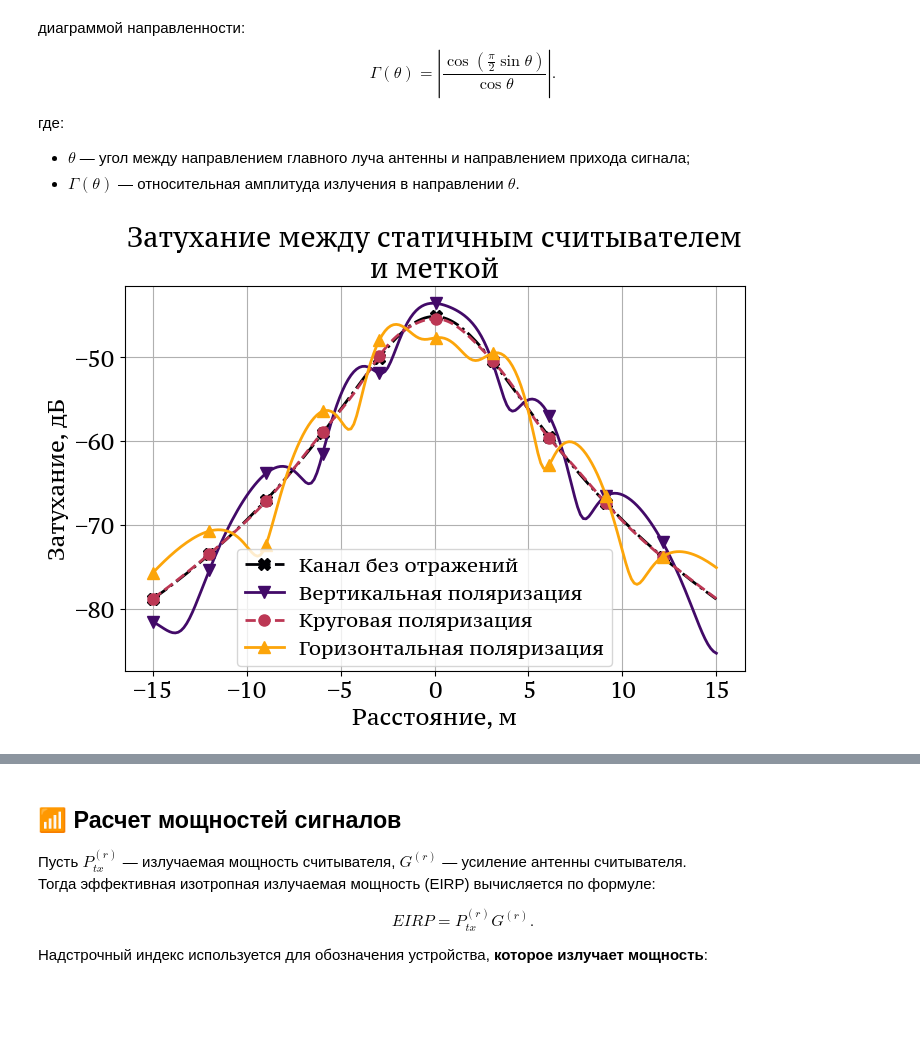
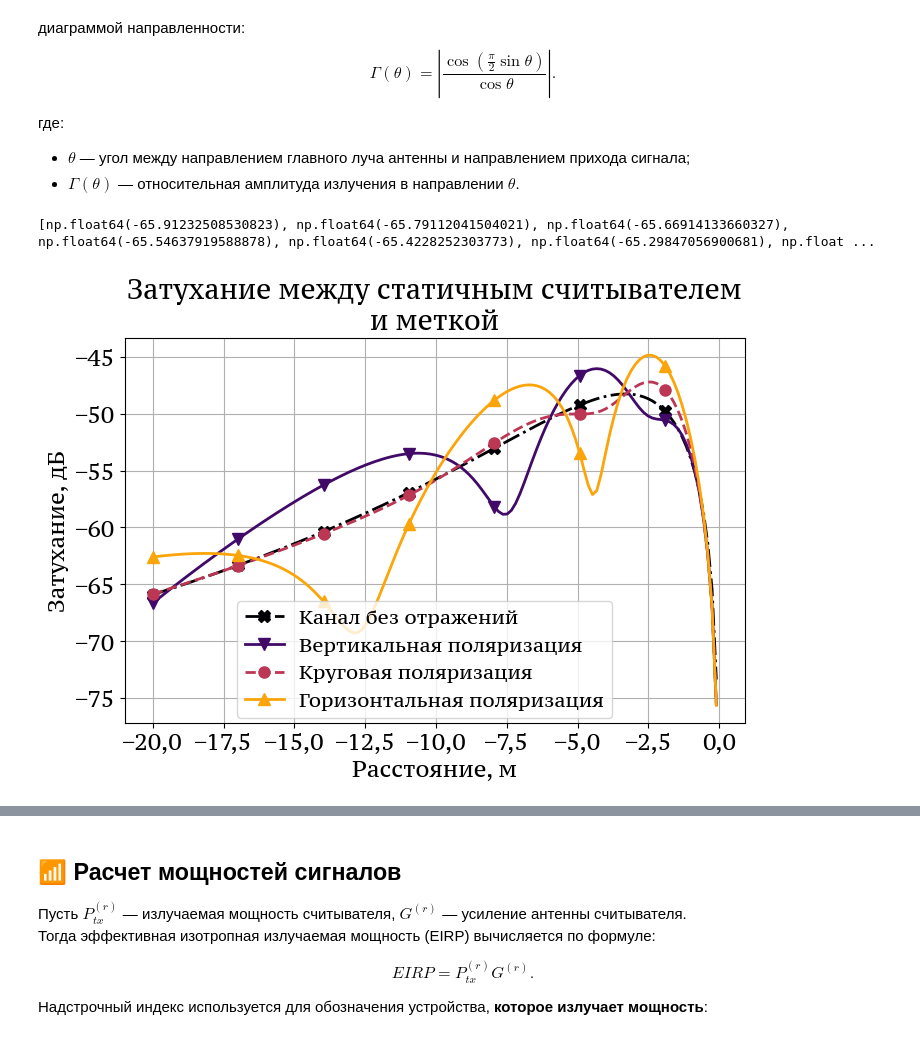
Before and after one commit to VilmenAbramian/simulation, a Jupyter notebook: pysim/experiments/notebooks/channel.ipynb, the cells around one changed output, grey strips where cells are left out. Saved outputs shown, nothing was run; the diff lists cells and outputs as text; code cells hidden in the pictures; blank space fills up the shorter version.

```diff
--- a/pysim/experiments/notebooks/channel.ipynb
+++ b/pysim/experiments/notebooks/channel.ipynb
@@ -53,9 +53,9 @@ WAVELEN = SPEED_OF_LIGHT / FREQUENCY
 THERMAL_NOISE = inner_params.energy_params.thermal_noise          # dBm
 DIMENSION_OF_SPACE = inner_params.geometry_params.dimension_of_space
 
-MINIMUM_DISTANCE = -15  # Минимальное расстояние по земле, на котором будет рассматриваться система, м
-MAXIMUM_DISTANCE = 15   # Максимальное расстояние по земле, на котором будет рассматриваться система, м
-D_SHIFT = 5             # Вычитаемое из переменных DISTANCE, чтобы получить более короткий отрезок, м
+MINIMUM_DISTANCE = -20  # Минимальное расстояние по земле, на котором будет рассматриваться система, м
+MAXIMUM_DISTANCE = 10   # Максимальное расстояние по земле, на котором будет рассматриваться система, м
+D_SHIFT = 0             # Вычитаемое из переменных DISTANCE, чтобы получить более короткий отрезок, м
 GRID_STEP = inner_params.geometry_params.grid_step  # Шаг, с которым строятся графики
 
 # Эффект Доплера ----------------------------
@@ -94,8 +98,10 @@ TRCAL_MUL = inner_params.reader_params.trcal_rtcal_mul
 # %% [markdown]
 ### 🏷️ Параметры RFID метки
 # %%
-TAG_POS = np.array((default_params.tag_offset, 0, inner_params.tag_params.tag_altitude)) # Координаты (x, y, z)
-TAG_ANTENNA_DIRECTION = inner_params.geometry_params.tag_antenna_direction
+# TAG_POS = np.array((default_params.tag_offset, 0, inner_params.tag_params.tag_altitude)) # Координаты (x, y, z)
+TAG_POS = np.array([0, 0, 0.5])
+# TAG_ANTENNA_DIRECTION = inner_params.geometry_params.tag_antenna_direction
+TAG_ANTENNA_DIRECTION = np.array([0, 1, 0])
 TAG_POLARIZATION = inner_params.channel_params.reader_default_polarization # inner_params.channel_params.tag_default_polarization
-TAG_SENSITIVITY = -24 # inner_params.energy_params.tag_sensitivity           # dBm
+TAG_SENSITIVITY = -18 # inner_params.energy_params.tag_sensitivity           # dBm
 TAG_GAIN = inner_params.energy_params.tag_antenna_gain                 # dBi
@@ -274,57 +174,58 @@ def get_free_space_pathloss(y: float, speed: float = 0, t: float = 0) -> float:
         time=t,
         wavelen=WAVELEN,
         # Параметры считывателя: ---------------------------
-        tx_pos=np.array((READER_POS[0], y, READER_POS[2])), # Координата y изменяется
+        tx_pos=READER_POS, # Координата y изменяется
         tx_antenna_dir=READER_ANTENNA_DIRECTION,
         tx_rp=RADIATION_PATTERN,
-        tx_velocity=np.array((0, channel.kmph2mps(speed), 0)), # Движение только по оси OY
+        tx_velocity=np.zeros(DIMENSION_OF_SPACE), # Движение только по оси OY
         # Параметры метки: ---------------------------------
-        rx_pos=TAG_POS,
+        rx_pos=np.array((TAG_POS[0], y, TAG_POS[2])),
         rx_antenna_dir=TAG_ANTENNA_DIRECTION,
         rx_rp=RADIATION_PATTERN,
-        rx_velocity=np.zeros(DIMENSION_OF_SPACE),
+        rx_velocity= np.array((0, channel.kmph2mps(speed), 0)),
         # ---------------------------------------------------
         log=True
     )
 # %%
 def plot_pathlosses(
     image_name: str = 'Static path loss', save_fig: bool = False
 ) -> None:
     """
     Построение графиков затухания сигнала для разных поляризаций.
     Под ox_axis понимается ось абсцисс создаваемого графика.
 
     Args:
         image_name: имя файла для сохранения (без расширения)
         save_fig: сохранить ли изображение
     """
     # Получение результатов
-    ox_axis = np.linspace(MINIMUM_DISTANCE, MAXIMUM_DISTANCE, GRID_STEP)  # Расстояние, м
-    free_space_pathloss = [get_free_space_pathloss(x, 0, 0) for x in ox_axis]
-    pass_loss_vert = [get_pathloss(x, pol=VERTICAL_POLARIZATION) for x in ox_axis]
-    pass_loss_circ = [get_pathloss(x, pol=CIRCULAR_POLARIZATION) for x in ox_axis]
-    pass_loss_hor = [get_pathloss(x, pol=HORIZONTAL_POLARIZATION) for x in ox_axis]
+    oy_axis = np.linspace(MINIMUM_DISTANCE, MAXIMUM_DISTANCE, GRID_STEP)  # Расстояние, м
+    free_space_pathloss = [get_free_space_pathloss(y, 0, 0) + 10 for y in oy_axis]
+    pass_loss_vert = [get_pathloss([TAG_POS[0], y, TAG_POS[2]], reader_pos = READER_POS, tx_antenna_dir = READER_ANTENNA_DIRECTION, rx_antenna_dir = TAG_ANTENNA_DIRECTION, pol=VERTICAL_POLARIZATION) + 10 for y in oy_axis]
+    pass_loss_circ = [get_pathloss([TAG_POS[0], y, TAG_POS[2]], reader_pos = READER_POS, tx_antenna_dir = READER_ANTENNA_DIRECTION, rx_antenna_dir = TAG_ANTENNA_DIRECTION, pol=CIRCULAR_POLARIZATION) + 10 for y in oy_axis]
+    pass_loss_hor = [get_pathloss([TAG_POS[0], y, TAG_POS[2]], reader_pos = READER_POS, tx_antenna_dir = READER_ANTENNA_DIRECTION, rx_antenna_dir = TAG_ANTENNA_DIRECTION, pol=HORIZONTAL_POLARIZATION) + 10 for y in oy_axis]
 
     # Оформление графиков
     fig, ax = plt.subplots(figsize=GraphConsts.FIGSIZE, nrows=1, ncols=1)
     ax.set_title('Затухание между статичным считывателем\nи меткой')
     ax.set_xlabel('Расстояние, м')
     ax.set_ylabel('Затухание, дБ')
-    ax.plot(ox_axis, free_space_pathloss, **PARAMS_1_BEAM)
-    ax.plot(ox_axis, pass_loss_vert, **PARAMS_VERT)
-    ax.plot(ox_axis, pass_loss_circ, **PARAMS_CIRC)
-    ax.plot(ox_axis, pass_loss_hor, **PARAMS_HOR)
+    ax.plot(oy_axis, free_space_pathloss, **PARAMS_1_BEAM)
+    ax.plot(oy_axis, pass_loss_vert, **PARAMS_VERT)
+    ax.plot(oy_axis, pass_loss_circ, **PARAMS_CIRC)
+    ax.plot(oy_axis, pass_loss_hor, **PARAMS_HOR)
     ax.grid()
     fig.legend(loc='lower center', bbox_to_anchor=(0.5, 0.1))
 
     if save_fig:
         savefig(name=image_name, directory=DIRECTORY)
-
+    print(free_space_pathloss)
 
 # Вызов функции
 plot_pathlosses(save_fig=SAVE_FIG)
 # %% [output]
+[np.float64(-65.91232508530823), np.float64(-65.79112041504021), np.float64(-65.66914133660327), np.float64(-65.54637919588878), np.float64(-65.4228252303773), np.float64(-65.29847056900681), np.float ...
-[figure, old version]
+[figure, new version]
 # %%
 def plot_pathloss_with_doppler(
     speed: float = DEFAULT_SPEED,
```
Also changed, not shown: parts of 9 cells of this notebook, 23 other files.
